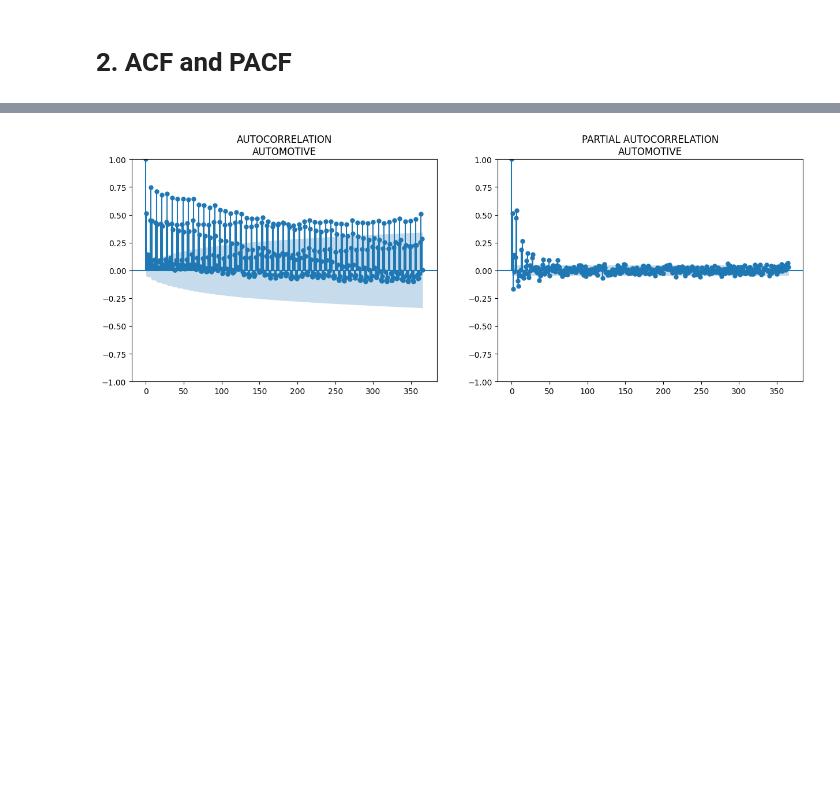
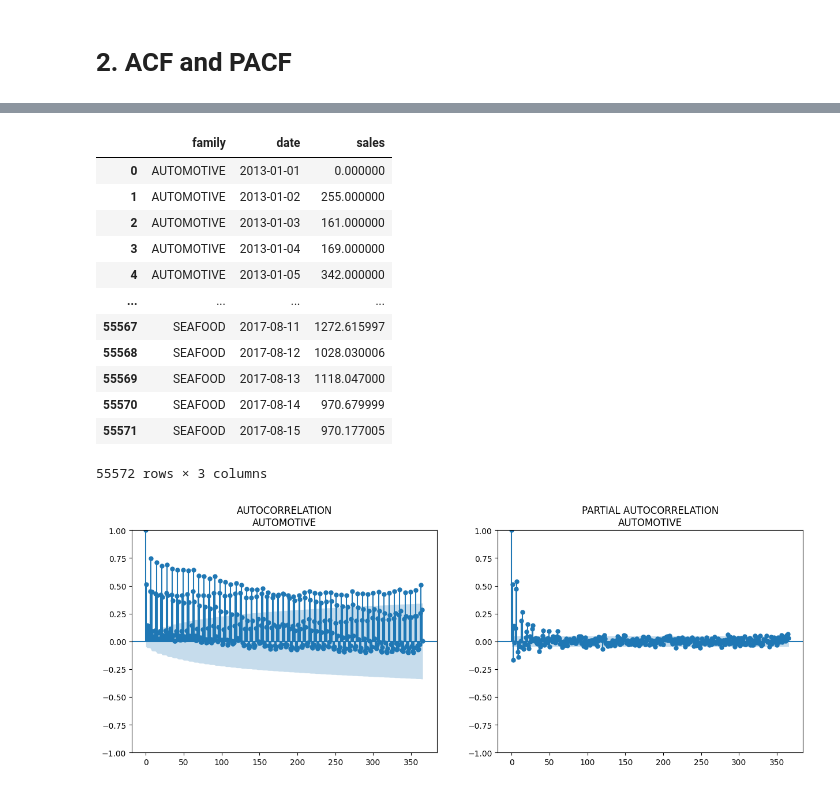
Before and after one commit to BWallyn/store-sales, a Jupyter notebook: notebooks/2.0-time-series-analysis.ipynb, the cells around one changed output, grey strips where cells are left out. Drawn from its saved outputs; the diff is of its cells as text; code cells hidden in the pictures; blank space fills up the shorter version.

```diff
--- a/notebooks/2.0-time-series-analysis-old.ipynb
+++ b/notebooks/2.0-time-series-analysis.ipynb
@@ -45,3 +60,19 @@ df_train.sample(5)
+# %%
+a
+# %% [output]
+|  | family | date | sales |
+| 0 | AUTOMOTIVE | 2013-01-01 | 0.000000 |
+| 1 | AUTOMOTIVE | 2013-01-02 | 255.000000 |
+| 2 | AUTOMOTIVE | 2013-01-03 | 161.000000 |
+| 3 | AUTOMOTIVE | 2013-01-04 | 169.000000 |
+| 4 | AUTOMOTIVE | 2013-01-05 | 342.000000 |
+| ... | ... | ... | ... |
+| 55567 | SEAFOOD | 2017-08-11 | 1272.615997 |
+| 55568 | SEAFOOD | 2017-08-12 | 1028.030006 |
+| 55569 | SEAFOOD | 2017-08-13 | 1118.047000 |
+| 55570 | SEAFOOD | 2017-08-14 | 970.679999 |
+| 55571 | SEAFOOD | 2017-08-15 | 970.177005 |
+55572 rows × 3 columns
 # %%
 a = df_train[(df_train["sales"].notnull())].groupby(["date", "family"]).sales.mean().reset_index().set_index("date")  # noqa: PD004
 for _, i in enumerate(a.family.unique()[:5]):
```
Also changed, not shown: parts of 2 cells of this notebook.
